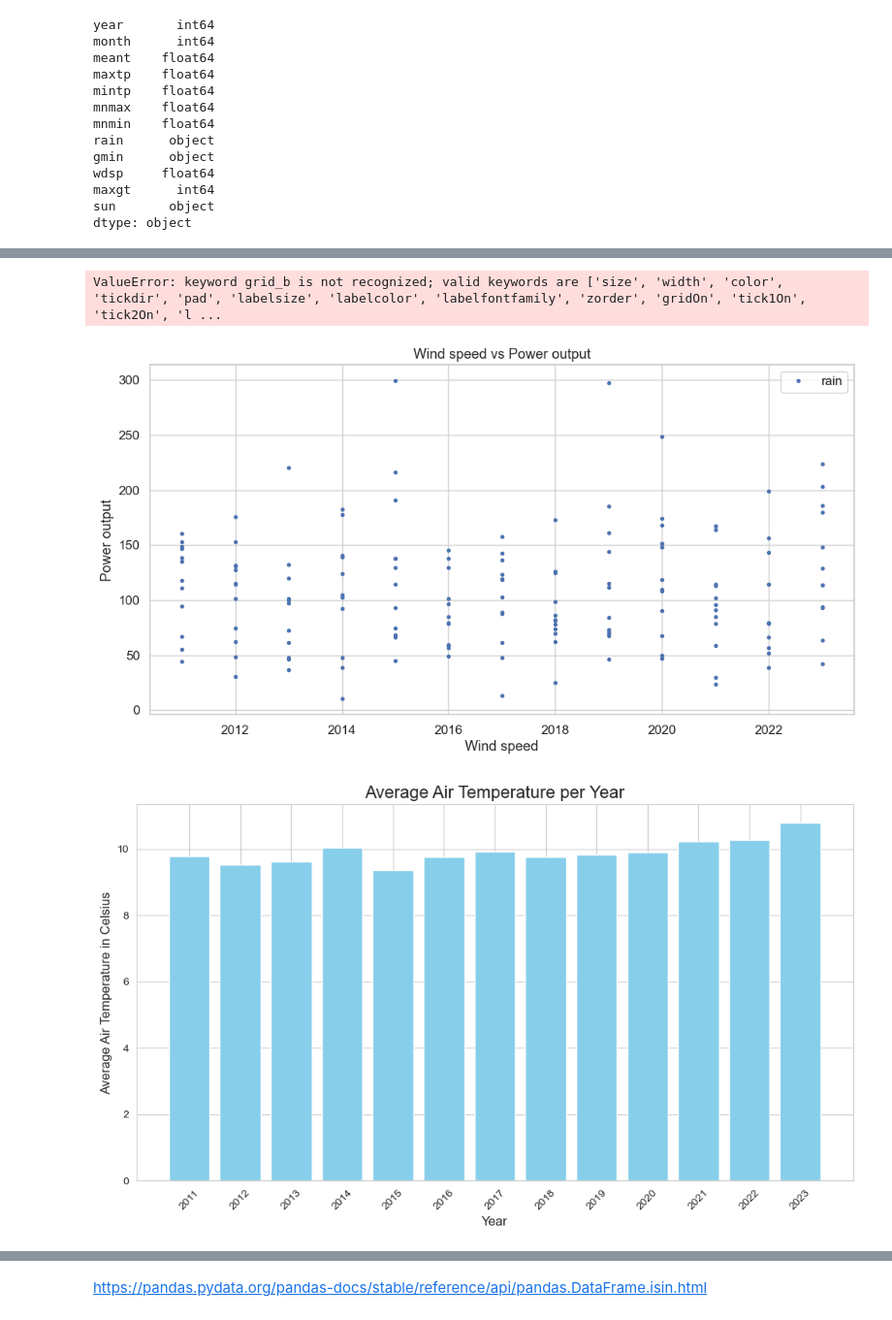
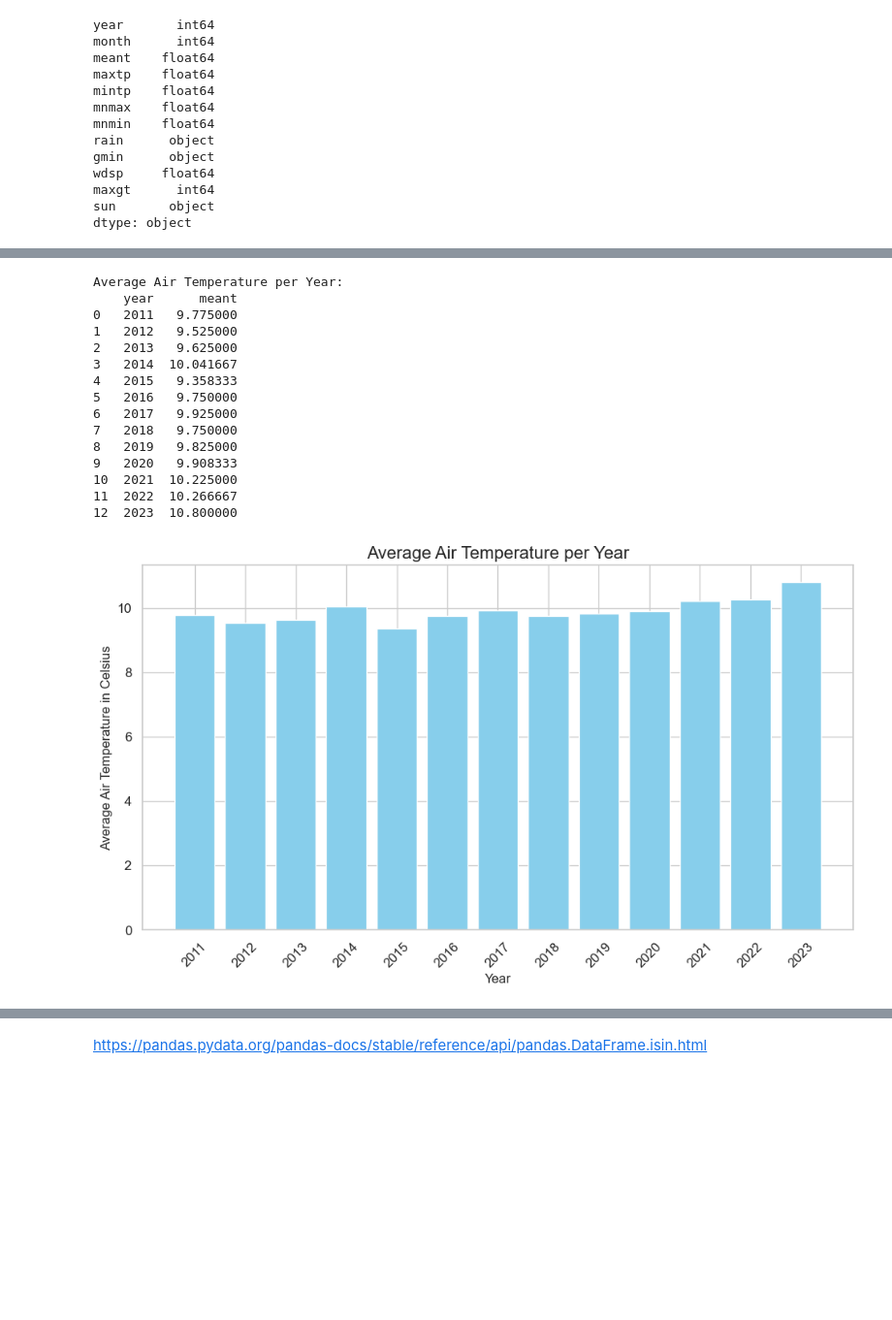
Before and after one commit to MattiDoubleU/PFDA, a Jupyter notebook: Project/Project2024.ipynb, the cells around one changed output, grey strips where cells are left out. Shown: that part at 97% size. Saved outputs shown, nothing was run; the diff lists cells and outputs as text; code cells hidden in the pictures; blank space fills up the shorter version.

```diff
--- a/Project/Project2024.ipynb
+++ b/Project/Project2024.ipynb
@@ -132,6 +154 @@ See the caveats in the documentation: https://pandas.pydata.org/pandas-docs/stab
 [figure]
-# %%
-sns.set_style('whitegrid')
-plot = sns.lmplot(x='year', y='rain', order=3, data=df, height=6, aspect=1.5)
-plot.set_axis_labels("Year", "Windspeed (knots)")
-plt.title("Average windspeed per month", fontsize=15)
@@ -141,33 +155,40 @@ Text(0.5, 1.0, 'Average windspeed per month')
-# %%
-sns.set(style='whitegrid', font_scale=1.1, rc={"figure.figsize": [12, 6]})
-df.plot(x='year', y='rain', style=('o'), markersize=2.9)
-plt.title('Wind speed vs Power output')
-plt.xlabel('Wind speed')
-plt.ylabel('Power output')
-plt.grid(b=True, which='major', color='#666666', linestyle='-')
-plt.minorticks_on()
-plt.grid(b=True, which='minor', color='#999999', linestyle='-', alpha=0.2);
-# %% [output]
-ValueError: keyword grid_b is not recognized; valid keywords are ['size', 'width', 'color', 'tickdir', 'pad', 'labelsize', 'labelcolor', 'labelfontfamily', 'zorder', 'gridOn', 'tick1On', 'tick2On', 'l ...
-[figure, removed]
 # %%
 # Group by year and calculate average windspeed per year.
-avg_rainfall_per_year = df.groupby('year')['meant'].mean().reset_index()
+avg_atemp_per_year = df.groupby('year')['meant'].mean().reset_index()
+
+# Print the numeric output for each year's average air temperature.
+print("Average Air Temperature per Year:")
+print(avg_atemp_per_year)
 
 # Plot the bar chart for all years.
 plt.figure(figsize=(10, 6))  # Set the figure size.
-plt.bar(avg_rainfall_per_year['year'], avg_rainfall_per_year['meant'], color='skyblue')
+plt.bar(avg_atemp_per_year['year'], avg_atemp_per_year['meant'], color='skyblue')
 
 # Title and labels.
 plt.title('Average Air Temperature per Year', fontsize=16)
 plt.xlabel('Year', fontsize=12)
 plt.ylabel('Average Air Temperature in Celsius', fontsize=12)
-plt.xticks(avg_rainfall_per_year['year'], rotation=45)  # Rotate x-axis labels for better readability.
+plt.xticks(avg_atemp_per_year['year'], rotation=45)  # Rotate x-axis labels for better readability.
 
 # Plot.
 plt.tight_layout()
 plt.show()
 # %% [output]
+Average Air Temperature per Year:
+    year      meant
+0   2011   9.775000
+1   2012   9.525000
+2   2013   9.625000
+3   2014  10.041667
+4   2015   9.358333
+5   2016   9.750000
+6   2017   9.925000
+7   2018   9.750000
+8   2019   9.825000
+9   2020   9.908333
+10  2021  10.225000
+11  2022  10.266667
+12  2023  10.800000
-[figure, old version]
+[figure, new version]
 # %%
 # Group by year and calculate average windspeed per year.
```
Also changed, not shown: parts of 7 cells of this notebook.
